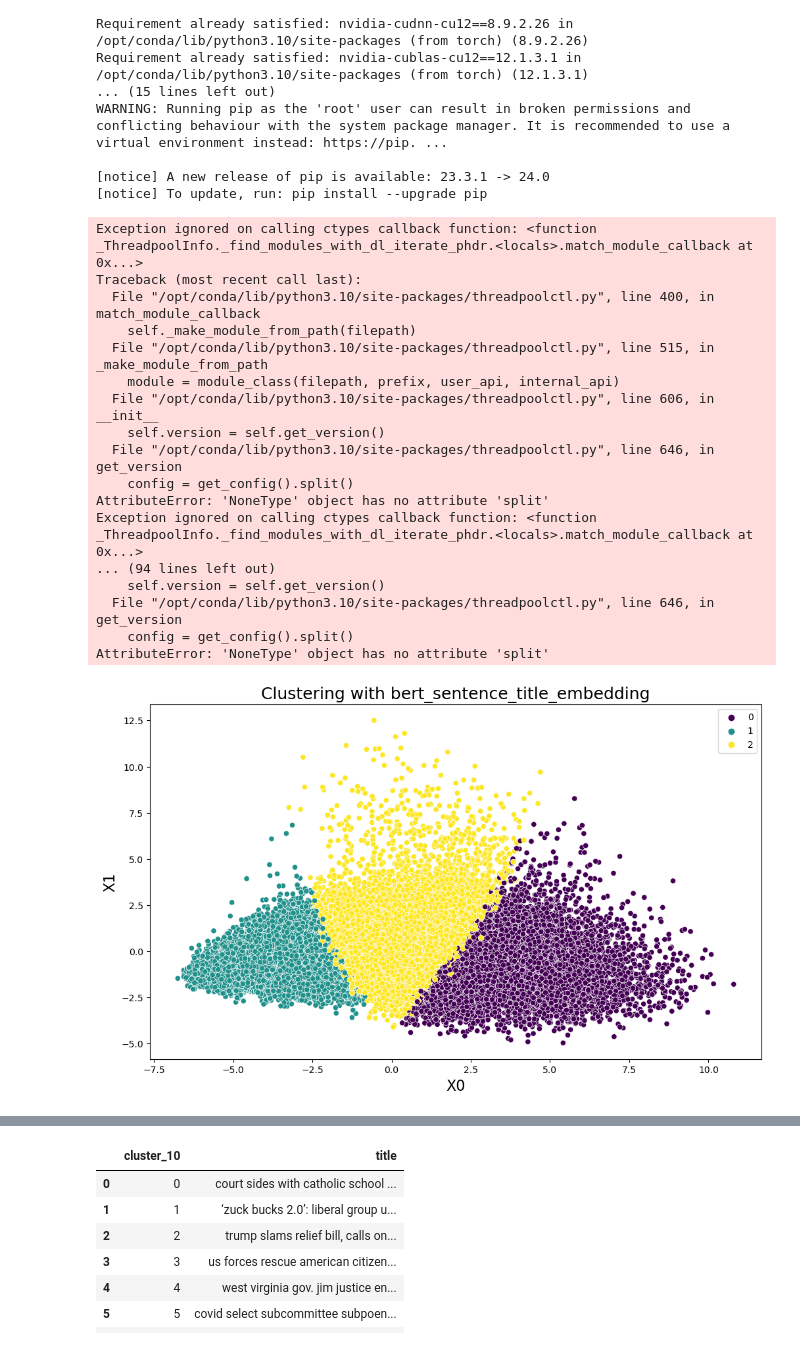
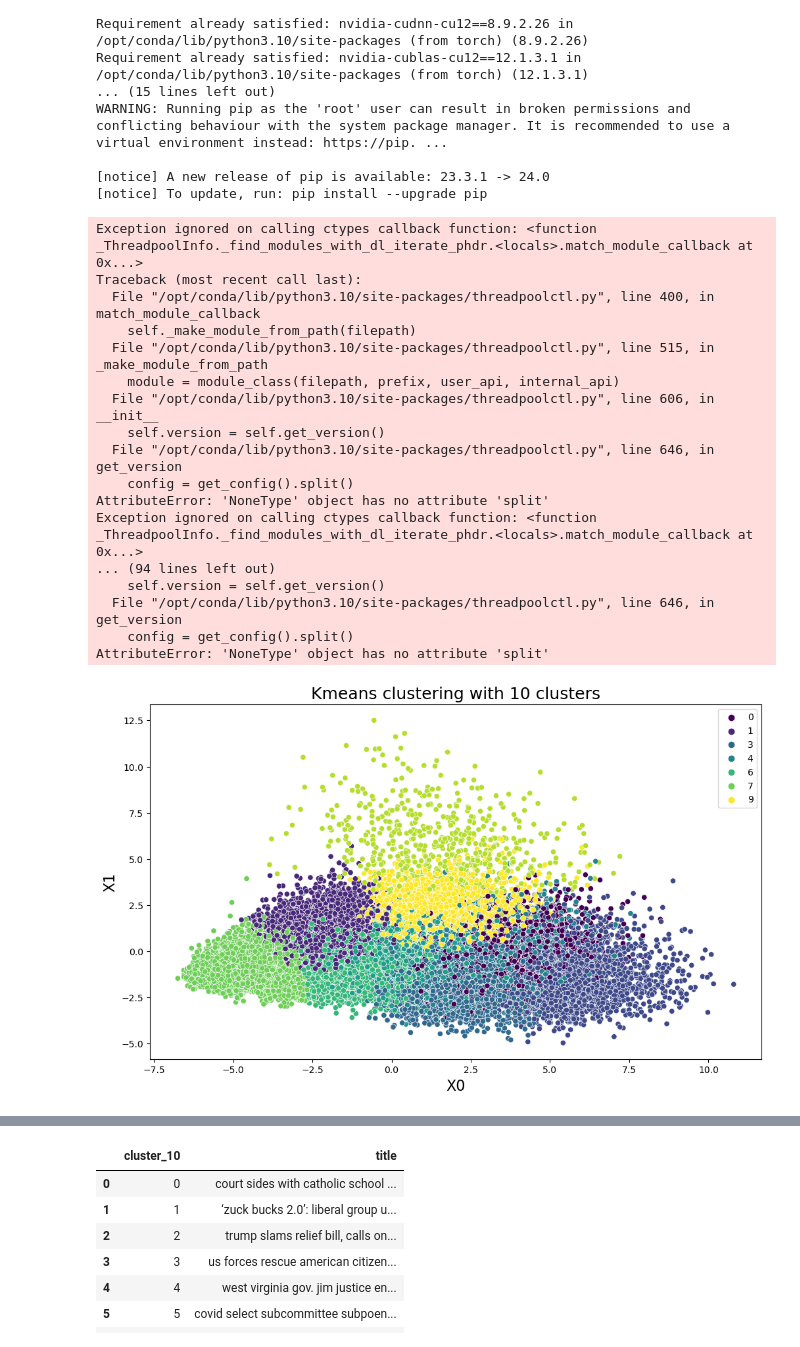
Before and after one commit to meganhmoore/LingoQuartet, a Jupyter notebook: notebooks/jpm_kmeans.ipynb, the cells around one changed output, grey strips where cells are left out. Saved outputs shown, nothing was run; the diff lists cells and outputs as text; code cells hidden in the pictures.

```diff
--- a/notebooks/jpm_kmeans.ipynb
+++ b/notebooks/jpm_kmeans.ipynb
@@ -35,5 +35,7 @@ embeddings = pd.read_pickle('clean_2020articles_w_title_embeddings.pkl')
 embeddings.rename(columns={"bert_sentence_embedding_title_only": "bert_embeddings"})
 embeddings["bert_embeddings"] = embeddings["bert_sentence_embedding_title_only"].apply(lambda x: x.cpu())
 embeddings["np_embeddings"] = embeddings["bert_embeddings"].apply(lambda x: x.numpy())
+embeddings["normalized_emb"] = embeddings["np_embeddings"].apply(
+    lambda x: x/np.linalg.norm(x, keepdims=True))
 # %%
 np_embeddings = np.vstack(embeddings["np_embeddings"])
@@ -44,20 +47,16 @@ from sklearn.decomposition import PCA
 import matplotlib.pyplot as plt
 import seaborn as sns
 
-def eval_cluster(embedding):
-    y_pred = kmeans.fit_predict(embedding)
+def dimension_reduction(embedding, method):
+    """
+    Performs PCA to reduce dimension of embedding to
+    graph results
 
-    # Evaluate the performance using ARI, NMI, and FMI
-    ari = adjusted_rand_score(embeddings["target"], y_pred)
-    nmi = normalized_mutual_info_score(embeddings["target"], y_pred)
-    fmi = fowlkes_mallows_score(embeddings["target"], y_pred)
-
-    # Print Metrics scores
-    print("Adjusted Rand Index (ARI): {:.3f}".format(ari))
-    print("Normalized Mutual Information (NMI): {:.3f}".format(nmi))
-    print("Fowlkes-Mallows Index (FMI): {:.3f}".format(fmi))
-
-def dimension_reduction(embedding, method):
+    Input:
+    embedding(np array): embeddings to reduce dimention to
+    method(str): method used to calculate embeddings
+    Returns: None, adds a column at for the embeddings dataframe
+    """
 
     pca = PCA(n_components=2, random_state=42)
 
@@ -70,11 +69,22 @@ def dimension_reduction(embedding, method):
     embeddings[f'x0_{method}'] = x0
     embeddings[f'x1_{method}'] = x1
 
-def plot_pca(x0_name, x1_name, cluster_name, method):
+def plot_pca(x0_name, x1_name, cluster_name, k):
+    """
+    Plot cluster results for k-clustering in two dimensions
+    Inputs:
+    -x0_name(str): x variable
+    -x1_name(str) y variable
+    -cluster_name: The labels of the cluster
+    -k(int): Number of cluster
+
+    Returns: None, shows figure plotting k-clustering results
+
+    """
 
     plt.figure(figsize=(12, 7))
 
-    plt.title(f"Clustering with {method}", fontdict={"fontsize": 18})
+    plt.title(f"Kmeans clustering with {k} clusters", fontdict={"fontsize": 18})
     plt.xlabel("X0", fontdict={"fontsize": 16})
     plt.ylabel("X1", fontdict={"fontsize": 16})
 
@@ -83,39 +93,40 @@ def plot_pca(x0_name, x1_name, cluster_name, method):
 # %%
 method = 'bert_sentence_title_embedding'
 # initialize kmeans with 3 centroids
-kmeans = KMeans(n_clusters=3, random_state=42)
+N_CLUSTERS = 10
+kmeans = KMeans(N_CLUSTERS, random_state=42)
 
 # fit the model
 kmeans.fit(np_embeddings)
 
 # store cluster labels in a variable
 clusters = kmeans.labels_
 
 # Assign clusters to our dataframe
 clusters_result_name = f'cluster_bert_embeddings'
 embeddings['bert_clusters'] = clusters
 
 #eval_cluster(np_embeddings)
 
 dimension_reduction(np_embeddings, method)
 
-plot_pca(f'x0_{method}', f'x1_{method}', cluster_name=clusters, method=method)
+plot_pca(f'x0_{method}', f'x1_{method}', cluster_name=clusters, k=N_CLUSTERS)
 # %% [output]
 Exception ignored on calling ctypes callback function: <function _ThreadpoolInfo._find_modules_with_dl_iterate_phdr.<locals>.match_module_callback at 0x...>
 Traceback (most recent call last):
   File "/opt/conda/lib/python3.10/site-packages/threadpoolctl.py", line 400, in match_module_callback
     self._make_module_from_path(filepath)
   File "/opt/conda/lib/python3.10/site-packages/threadpoolctl.py", line 515, in _make_module_from_path
     module = module_class(filepath, prefix, user_api, internal_api)
   File "/opt/conda/lib/python3.10/site-packages/threadpoolctl.py", line 606, in __init__
     self.version = self.get_version()
   File "/opt/conda/lib/python3.10/site-packages/threadpoolctl.py", line 646, in get_version
     config = get_config().split()
 AttributeError: 'NoneType' object has no attribute 'split'
 Exception ignored on calling ctypes callback function: <function _ThreadpoolInfo._find_modules_with_dl_iterate_phdr.<locals>.match_module_callback at 0x...>
 ... (94 lines left out)
     self.version = self.get_version()
   File "/opt/conda/lib/python3.10/site-packages/threadpoolctl.py", line 646, in get_version
     config = get_config().split()
 AttributeError: 'NoneType' object has no attribute 'split'
-[figure, old version]
+[figure, new version]
```
Also changed, not shown: parts of 28 cells of this notebook, 1 other file.
